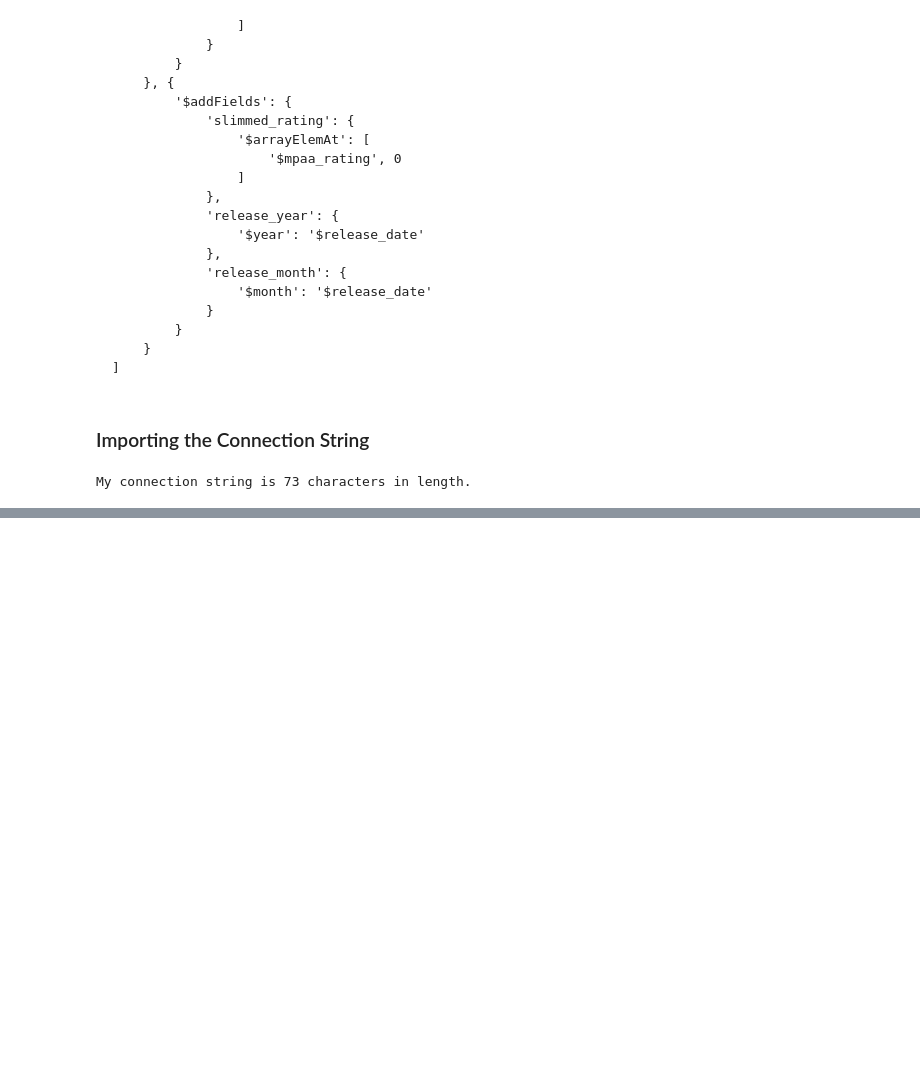
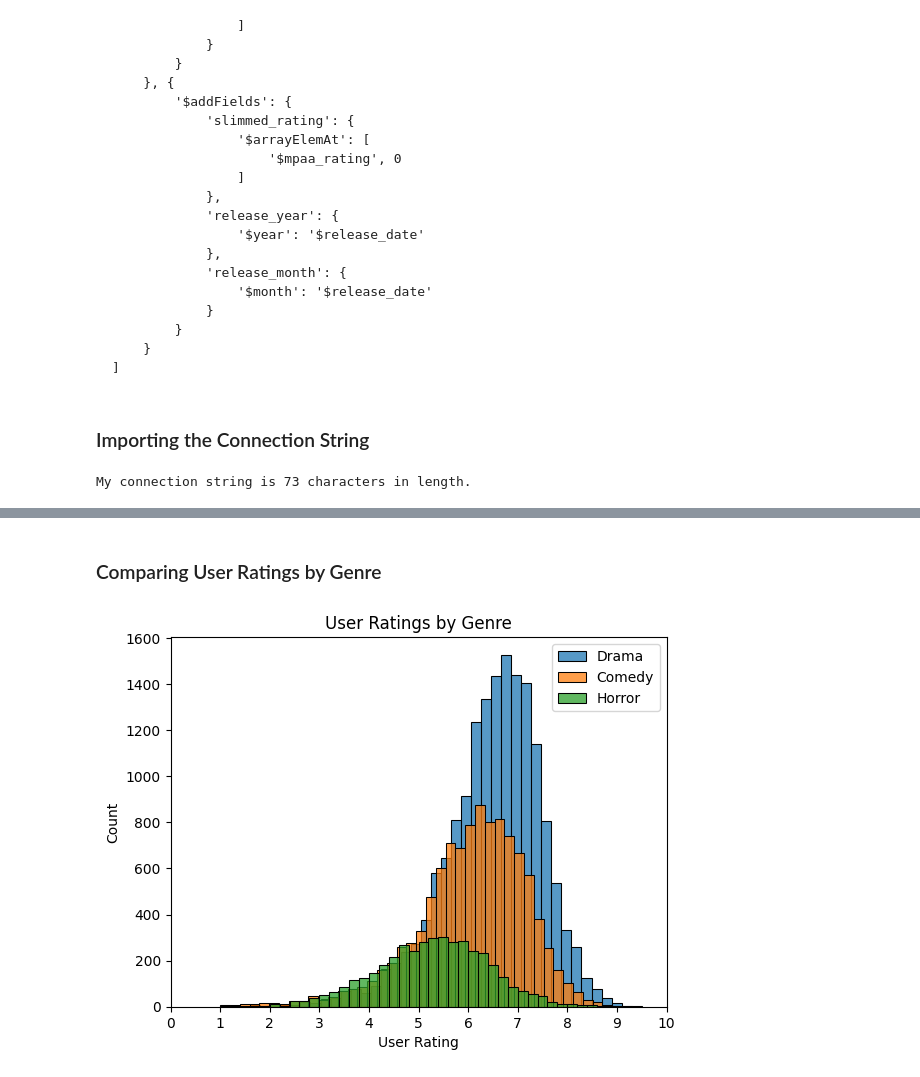
Before and after one commit to brandon-connors/DA-320, a Jupyter notebook: Connors - Practical Dashboards.ipynb, the cells around one changed output, grey strips where cells are left out. Cells and saved outputs as stored; diff of their text form; code cells hidden in the pictures; blank space fills up the shorter version.

```diff
--- a/Connors - Practical Dashboards.ipynb
+++ b/Connors - Practical Dashboards.ipynb
@@ -188,0 +172,31 @@ My resulting table has 817 results
+# %% [markdown]
+### Comparing User Ratings by Genre
+# %%
+import pandas as pd
+import seaborn as sns
+from matplotlib import pyplot as plt
+
+# Executing a query where I pull all the movies that have "comedy" listed as one of its generes and producing a cursor
+cursorComedy = da320_database["IMDB_Pipeline_View"].find({'genres': {'$in': ['Comedy']}})
+
+# Converting the information retrieved into a Pandas dataframe
+imdbComedy = pd.DataFrame(cursorComedy)
+
+# Executing a query pulling all the movies that have "horror" listed as one of its genres and producing a cursor and then converting the information retrieved into a Pandas dataframe
+cursorHorror = da320_database["IMDB_Pipeline_View"].find({'genres': {'$in': ['Horror']}})
+imdbHorror = pd.DataFrame(cursorHorror)
+
+# Executing a query pulling all the movies that have "drama" listed as one of its genres and producing a cursor and then converting the information retrieved into a Pandas dataframe
+cursorDrama = da320_database["IMDB_Pipeline_View"].find({'genres': {'$in': ['Drama']}})
+imdbDrama = pd.DataFrame(cursorDrama)
+
+# Plotting the three dataframes into a single histogram to be able to easily compare them
+ax = sns.histplot(data=imdbDrama, x="user_rating", binwidth=0.2, label="Drama")
+sns.histplot(data=imdbComedy, x="user_rating", binwidth=0.2, label="Comedy")
+sns.histplot(data=imdbHorror, x="user_rating", binwidth=0.2, label="Horror")
+# Formats the plot to be a little easier to read
+ax.set(title="User Ratings by Genre", xticks=[0,1,2,3,4,5,6,7,8,9,10], xlabel="User Rating")
+# Ensures the legend gets displayed so you can tell which colors mean what
+_ = ax.legend()
+# %% [output]
+[figure, added]
```
Also changed, not shown: parts of 11 cells of this notebook.
